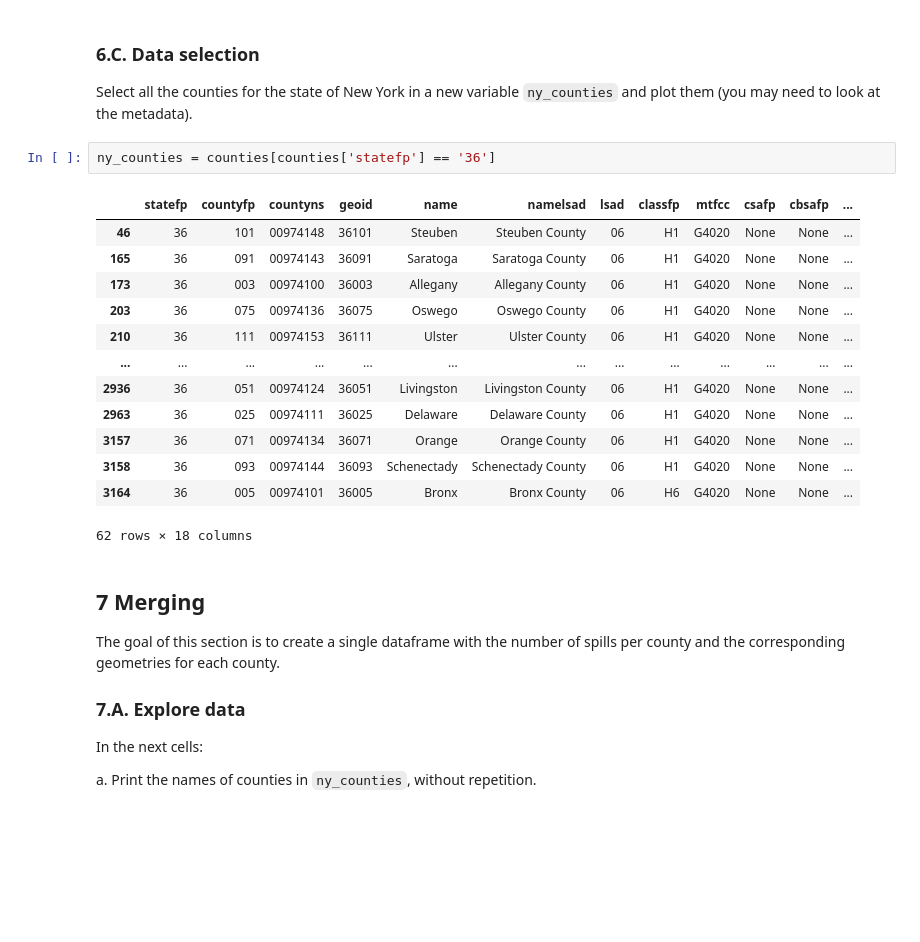
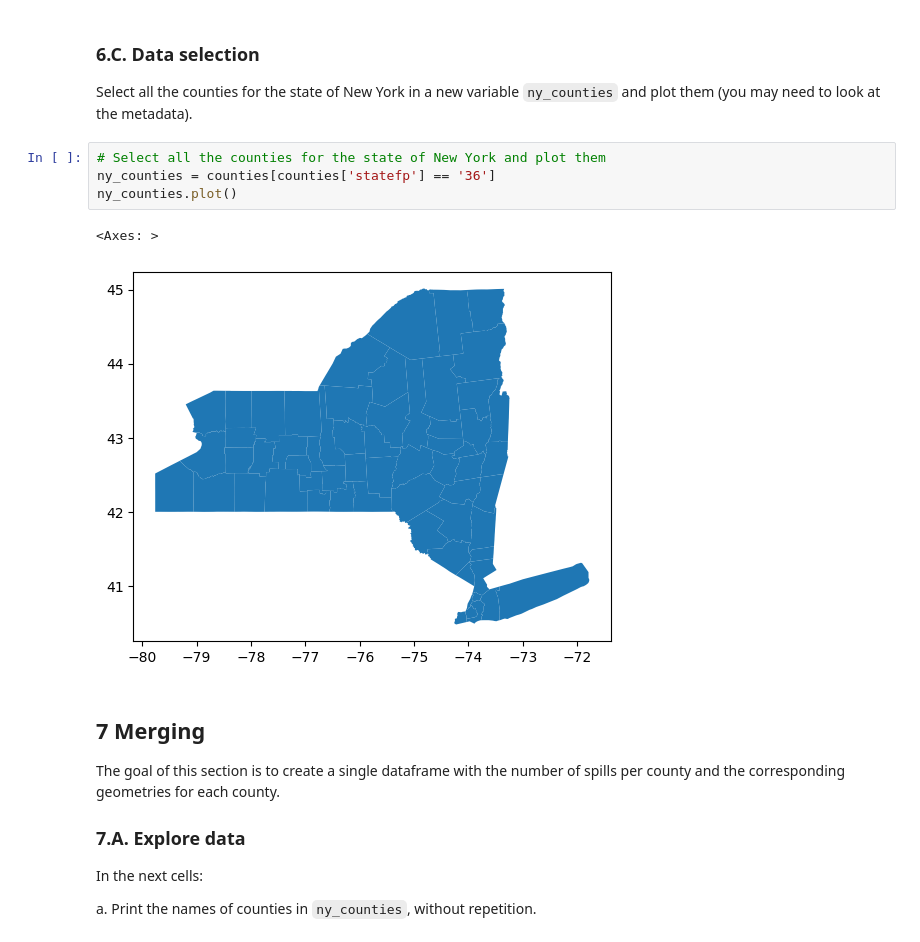
Before and after one commit to austinmartinez12/eds220-hwk3, a Jupyter notebook: hwk3-task1-spills.ipynb, the cells around one changed output. Cells and saved outputs as stored; diff of their text form; blank space fills up the shorter version.

```diff
--- a/hwk3-task1-spills.ipynb
+++ b/hwk3-task1-spills.ipynb
@@ -367,21 +482,12 @@ counties.columns = counties.columns.str.lower()
 
 Select all the counties for the state of New York in a new variable `ny_counties` and plot them (you may need to look at the metadata).
 # %%
+# Select all the counties for the state of New York and plot them
 ny_counties = counties[counties['statefp'] == '36']
+ny_counties.plot()
 # %% [output]
-|  | statefp | countyfp | countyns | geoid | name | namelsad | lsad | classfp | mtfcc | csafp | cbsafp | ... |
-| 46 | 36 | 101 | 00974148 | 36101 | Steuben | Steuben County | 06 | H1 | G4020 | None | None | ... |
-| 165 | 36 | 091 | 00974143 | 36091 | Saratoga | Saratoga County | 06 | H1 | G4020 | None | None | ... |
-| 173 | 36 | 003 | 00974100 | 36003 | Allegany | Allegany County | 06 | H1 | G4020 | None | None | ... |
-| 203 | 36 | 075 | 00974136 | 36075 | Oswego | Oswego County | 06 | H1 | G4020 | None | None | ... |
-| 210 | 36 | 111 | 00974153 | 36111 | Ulster | Ulster County | 06 | H1 | G4020 | None | None | ... |
-| ... | ... | ... | ... | ... | ... | ... | ... | ... | ... | ... | ... | ... |
-| 2936 | 36 | 051 | 00974124 | 36051 | Livingston | Livingston County | 06 | H1 | G4020 | None | None | ... |
-| 2963 | 36 | 025 | 00974111 | 36025 | Delaware | Delaware County | 06 | H1 | G4020 | None | None | ... |
-| 3157 | 36 | 071 | 00974134 | 36071 | Orange | Orange County | 06 | H1 | G4020 | None | None | ... |
-| 3158 | 36 | 093 | 00974144 | 36093 | Schenectady | Schenectady County | 06 | H1 | G4020 | None | None | ... |
-| 3164 | 36 | 005 | 00974101 | 36005 | Bronx | Bronx County | 06 | H6 | G4020 | None | None | ... |
-62 rows × 18 columns
+<Axes: >
+[figure, added]
 # %% [markdown]
 <!-- END QUESTION -->
 
```
Also changed, not shown: parts of 30 cells of this notebook, 1 other file.
